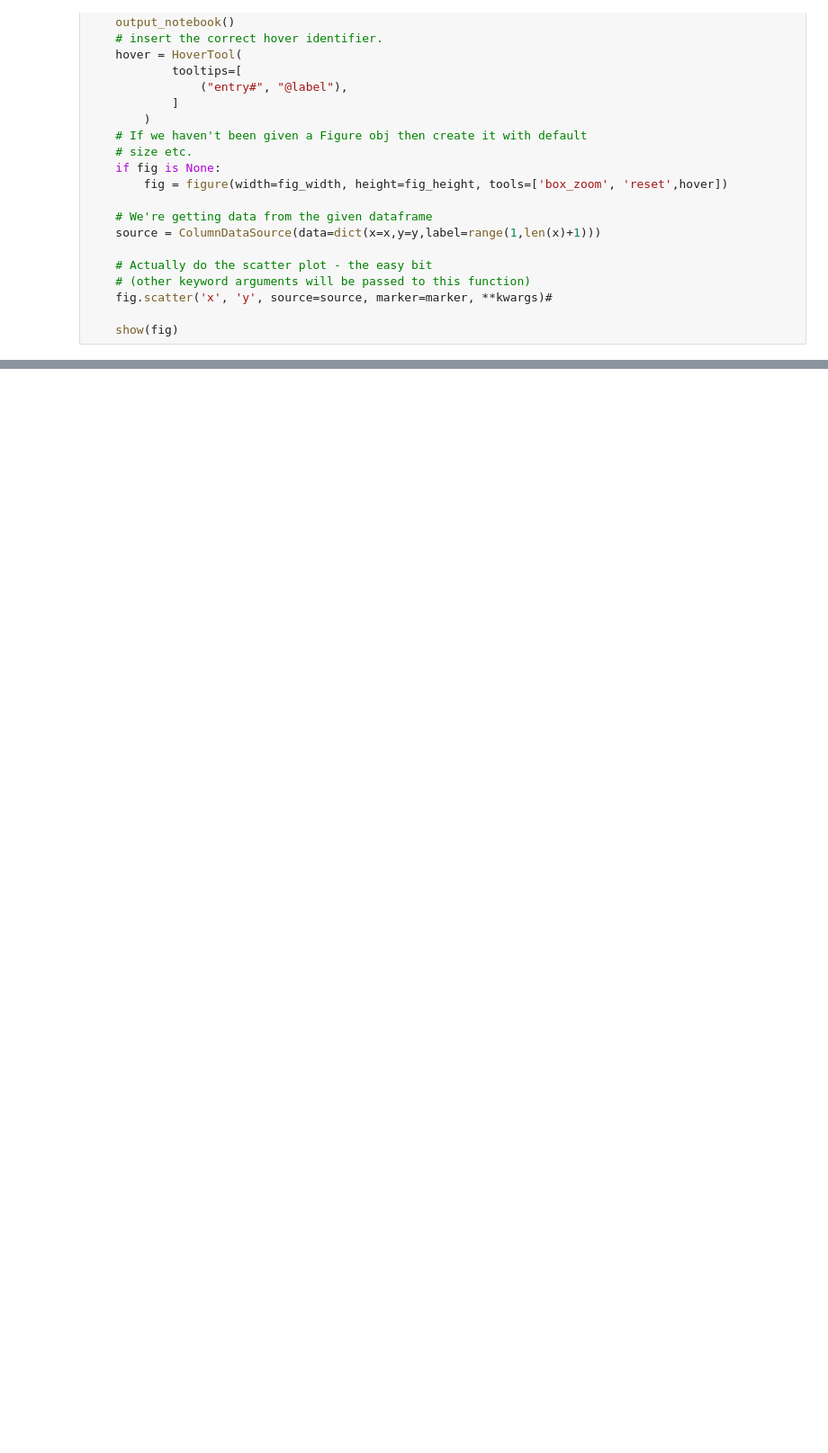
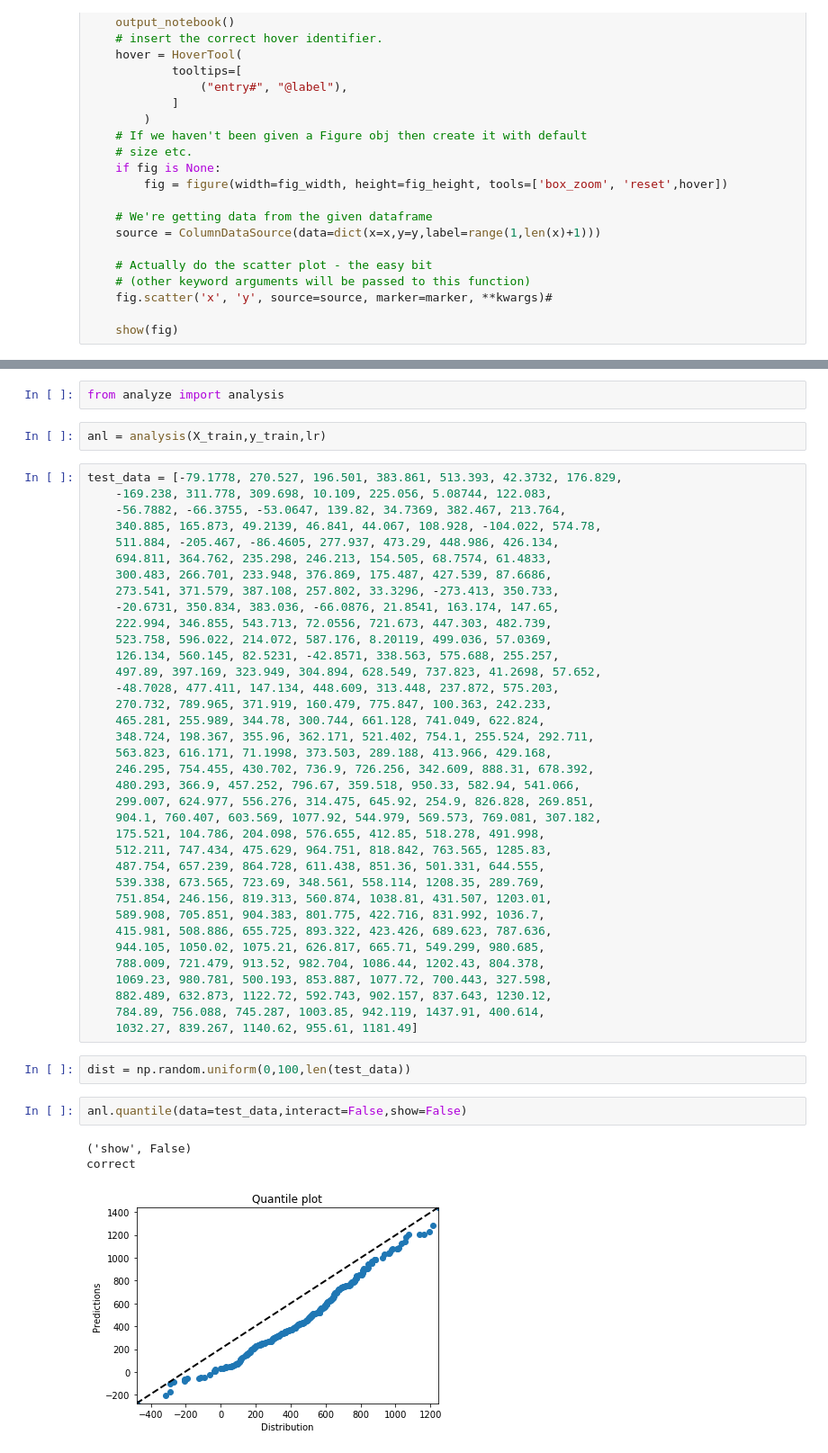
Before and after one commit to wsmorgan/analyzefit, a Jupyter notebook: analyzfit/Iris and Sklearn.ipynb, the cells around one changed output, grey strips where cells are left out. Shown: that part at 90% size. Saved outputs shown, nothing was run; the diff lists cells and outputs as text; blank space fills up the shorter version.

```diff
--- a/analyzfit/Iris and Sklearn.ipynb
+++ b/analyzfit/Iris and Sklearn.ipynb
@@ -490,0 +493,48 @@ Loading BokehJS ...
+# %%
+from analyze import analysis
+# %%
+anl = analysis(X_train,y_train,lr)
+# %%
+test_data = [-79.1778, 270.527, 196.501, 383.861, 513.393, 42.3732, 176.829,
+    -169.238, 311.778, 309.698, 10.109, 225.056, 5.08744, 122.083,
+    -56.7882, -66.3755, -53.0647, 139.82, 34.7369, 382.467, 213.764,
+    340.885, 165.873, 49.2139, 46.841, 44.067, 108.928, -104.022, 574.78,
+    511.884, -205.467, -86.4605, 277.937, 473.29, 448.986, 426.134,
+    694.811, 364.762, 235.298, 246.213, 154.505, 68.7574, 61.4833,
+    300.483, 266.701, 233.948, 376.869, 175.487, 427.539, 87.6686,
+    273.541, 371.579, 387.108, 257.802, 33.3296, -273.413, 350.733,
+    -20.6731, 350.834, 383.036, -66.0876, 21.8541, 163.174, 147.65,
+    222.994, 346.855, 543.713, 72.0556, 721.673, 447.303, 482.739,
+    523.758, 596.022, 214.072, 587.176, 8.20119, 499.036, 57.0369,
+    126.134, 560.145, 82.5231, -42.8571, 338.563, 575.688, 255.257,
+    497.89, 397.169, 323.949, 304.894, 628.549, 737.823, 41.2698, 57.652,
+    -48.7028, 477.411, 147.134, 448.609, 313.448, 237.872, 575.203,
+    270.732, 789.965, 371.919, 160.479, 775.847, 100.363, 242.233,
+    465.281, 255.989, 344.78, 300.744, 661.128, 741.049, 622.824,
+    348.724, 198.367, 355.96, 362.171, 521.402, 754.1, 255.524, 292.711,
+    563.823, 616.171, 71.1998, 373.503, 289.188, 413.966, 429.168,
+    246.295, 754.455, 430.702, 736.9, 726.256, 342.609, 888.31, 678.392,
+    480.293, 366.9, 457.252, 796.67, 359.518, 950.33, 582.94, 541.066,
+    299.007, 624.977, 556.276, 314.475, 645.92, 254.9, 826.828, 269.851,
+    904.1, 760.407, 603.569, 1077.92, 544.979, 569.573, 769.081, 307.182,
+    175.521, 104.786, 204.098, 576.655, 412.85, 518.278, 491.998,
+    512.211, 747.434, 475.629, 964.751, 818.842, 763.565, 1285.83,
+    487.754, 657.239, 864.728, 611.438, 851.36, 501.331, 644.555,
+    539.338, 673.565, 723.69, 348.561, 558.114, 1208.35, 289.769,
+    751.854, 246.156, 819.313, 560.874, 1038.81, 431.507, 1203.01,
+    589.908, 705.851, 904.383, 801.775, 422.716, 831.992, 1036.7,
+    415.981, 508.886, 655.725, 893.322, 423.426, 689.623, 787.636,
+    944.105, 1050.02, 1075.21, 626.817, 665.71, 549.299, 980.685,
+    788.009, 721.479, 913.52, 982.704, 1086.44, 1202.43, 804.378,
+    1069.23, 980.781, 500.193, 853.887, 1077.72, 700.443, 327.598,
+    882.489, 632.873, 1122.72, 592.743, 902.157, 837.643, 1230.12,
+    784.89, 756.088, 745.287, 1003.85, 942.119, 1437.91, 400.614,
+    1032.27, 839.267, 1140.62, 955.61, 1181.49]
+# %%
+dist = np.random.uniform(0,100,len(test_data))
+# %%
+anl.quantile(data=test_data,interact=False,show=False)
+# %% [output]
+('show', False)
+correct
+[figure, added]
```
Also changed, not shown: parts of 5 cells of this notebook, 3 other files.
